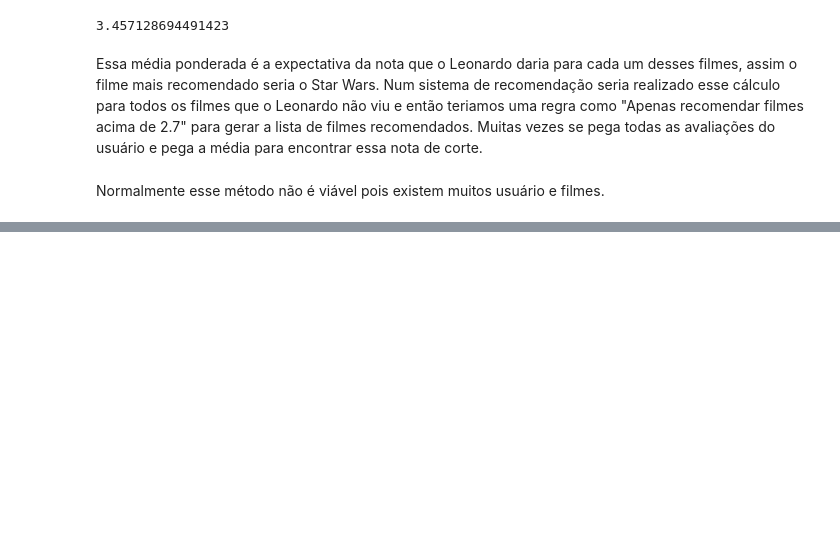
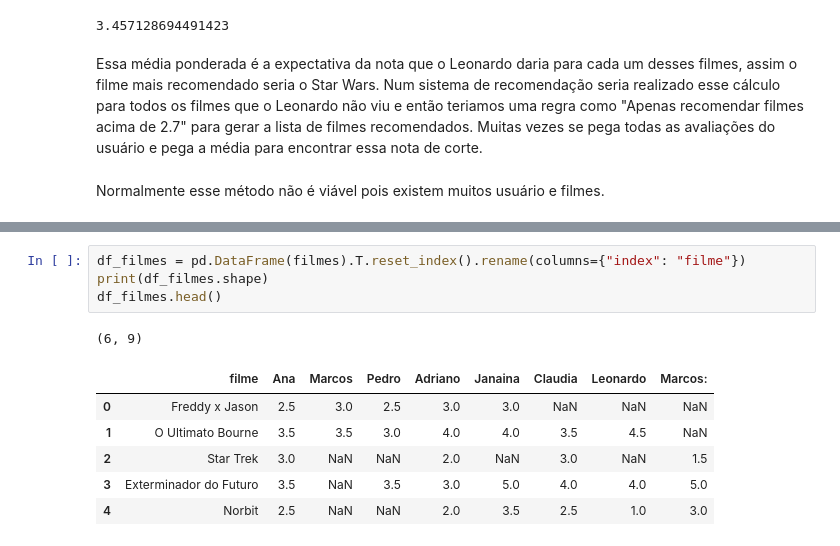
Before and after one commit to njuliacsouza/_IAExpert, a Jupyter notebook: 9.Sistemas de Recomendação em Python/Sistemas_de_recomendacao.ipynb, the cells around one changed output, grey strips where cells are left out. Drawn from its saved outputs; the diff is of its cells as text; blank space fills up the shorter version.

```diff
--- a/9.Sistemas de Recomendação em Python/Sistemas_de_recomendacao.ipynb
+++ b/9.Sistemas de Recomendação em Python/Sistemas_de_recomendacao.ipynb
@@ -316,0 +369,12 @@ Normalmente esse método não é viável pois existem muitos usuário e filmes.
+# %%
+df_filmes = pd.DataFrame(filmes).T.reset_index().rename(columns={"index": "filme"})
+print(df_filmes.shape)
+df_filmes.head()
+# %% [output]
+(6, 9)
+|  | filme | Ana | Marcos | Pedro | Adriano | Janaina | Claudia | Leonardo | Marcos: |
+| 0 | Freddy x Jason | 2.5 | 3.0 | 2.5 | 3.0 | 3.0 | NaN | NaN | NaN |
+| 1 | O Ultimato Bourne | 3.5 | 3.5 | 3.0 | 4.0 | 4.0 | 3.5 | 4.5 | NaN |
+| 2 | Star Trek | 3.0 | NaN | NaN | 2.0 | NaN | 3.0 | NaN | 1.5 |
+| 3 | Exterminador do Futuro | 3.5 | NaN | 3.5 | 3.0 | 5.0 | 4.0 | 4.0 | 5.0 |
+| 4 | Norbit | 2.5 | NaN | NaN | 2.0 | 3.5 | 2.5 | 1.0 | 3.0 |
```
Also changed, not shown: parts of 4 cells of this notebook, 1 other file.
